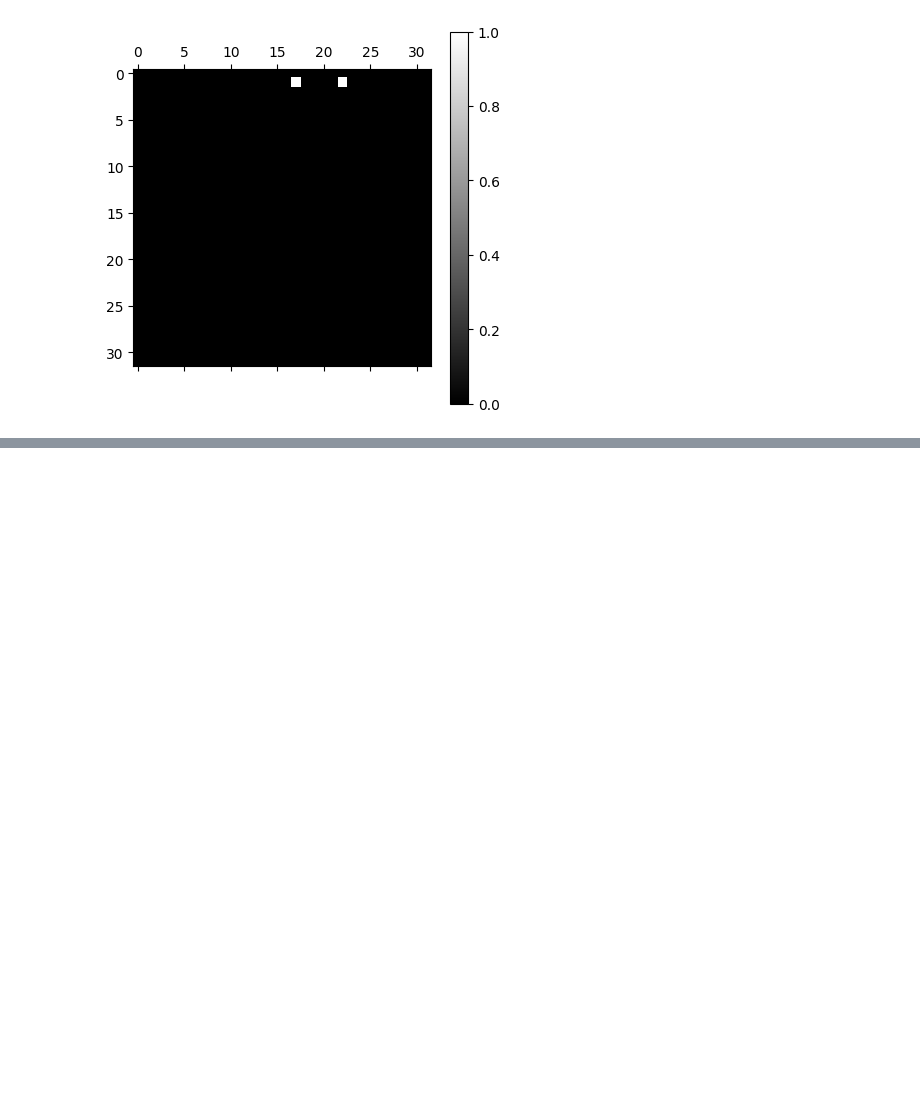
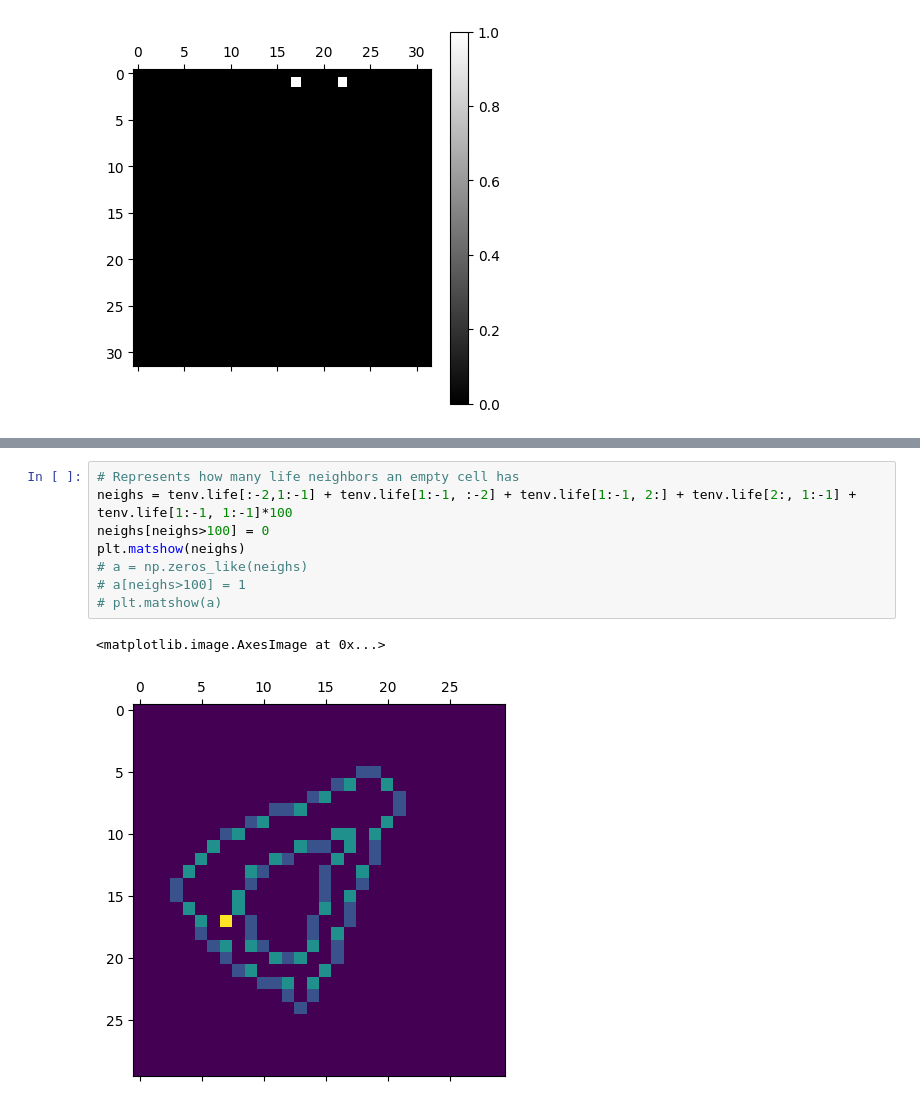
Before and after one commit to abarbieu/slime_mold_nca, a Jupyter notebook: playground.ipynb, the cells around one changed output, grey strips where cells are left out. Drawn from its saved outputs; the diff is of its cells as text; blank space fills up the shorter version.

Commit message:
diffusion work, pretty images in playground.ipynb

```diff
--- a/playground.ipynb
+++ b/playground.ipynb
@@ -139,0 +82,11 @@ tenv.display()
+# %%
+# Represents how many life neighbors an empty cell has
+neighs = tenv.life[:-2,1:-1] + tenv.life[1:-1, :-2] + tenv.life[1:-1, 2:] + tenv.life[2:, 1:-1] + tenv.life[1:-1, 1:-1]*100
+neighs[neighs>100] = 0
+plt.matshow(neighs)
+# a = np.zeros_like(neighs)
+# a[neighs>100] = 1
+# plt.matshow(a)
+# %% [output]
+<matplotlib.image.AxesImage at 0x...>
+[figure, added]
```
Also changed, not shown: parts of 9 cells of this notebook, 2 other files.
